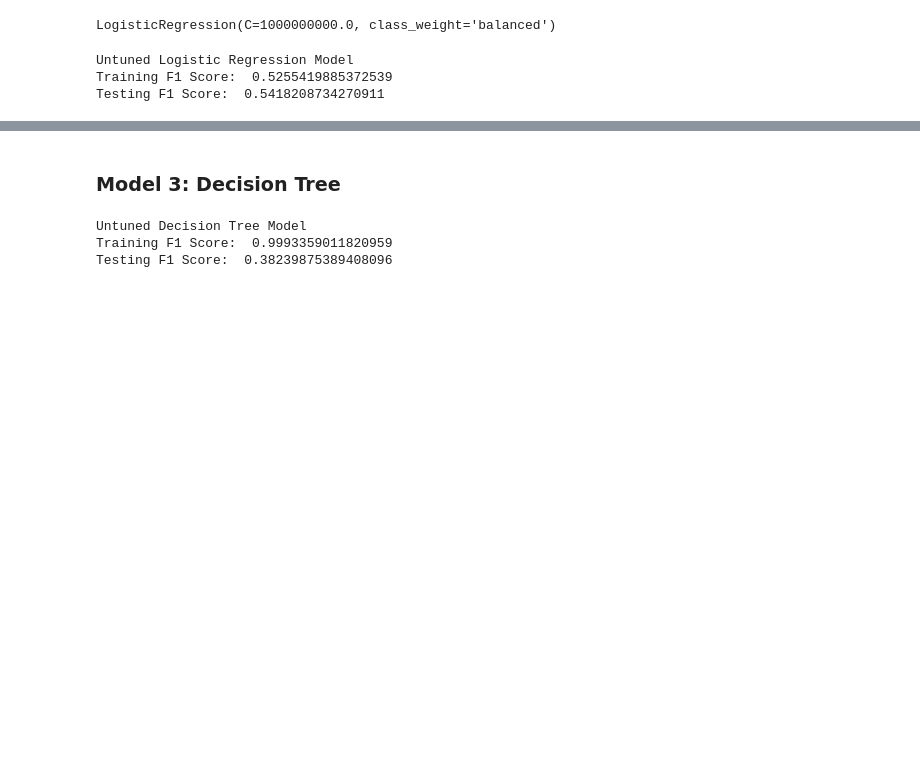
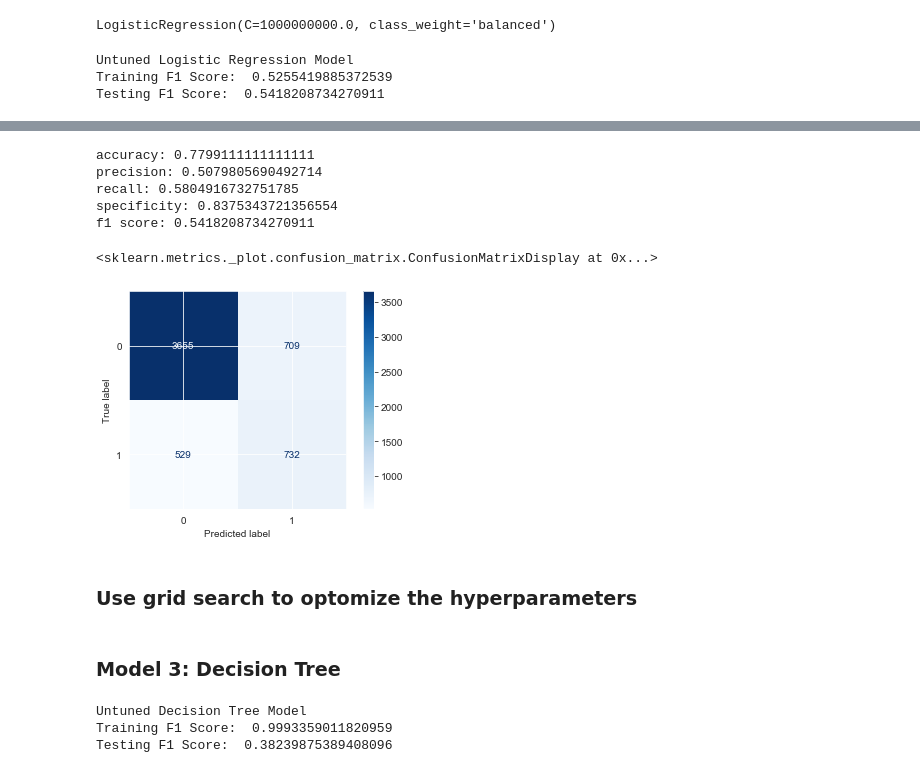
Before and after one commit to sankur7777/credit_card-default_prediction, a Jupyter notebook: scrap_notebook.ipynb, the cells around one changed output, grey strips where cells are left out. Saved outputs shown, nothing was run; the diff lists cells and outputs as text; code cells hidden in the pictures; blank space fills up the shorter version.

```diff
--- a/scrap_notebook.ipynb
+++ b/scrap_notebook.ipynb
@@ -403,3 +465,22 @@ Testing F1 Score:  0.5418208734270911
+# %%
+print('accuracy:', metrics.accuracy_score(y_test, logreg_y_pred_test))
+print('precision:', metrics.precision_score(y_test, logreg_y_pred_test))
+print('recall:', metrics.recall_score(y_test, logreg_y_pred_test))
+print('specificity:', TN / float(TN + FP))
+print('f1 score:', metrics.f1_score(y_test, logreg_y_pred_test))
+# %% [output]
+accuracy: 0.7799111111111111
+precision: 0.5079805690492714
+recall: 0.5804916732751785
+specificity: 0.8375343721356554
+f1 score: 0.5418208734270911
+# %%
+plot_confusion_matrix(logreg, X_test, y_test, cmap=plt.cm.Blues)
+# %% [output]
+<sklearn.metrics._plot.confusion_matrix.ConfusionMatrixDisplay at 0x...>
+[figure, added]
+# %% [markdown]
+### Use grid search to optomize the hyperparameters
 # %% [markdown]
 ### Model 3: Decision Tree
 # %%
```
Also changed, not shown: parts of 15 cells of this notebook.
